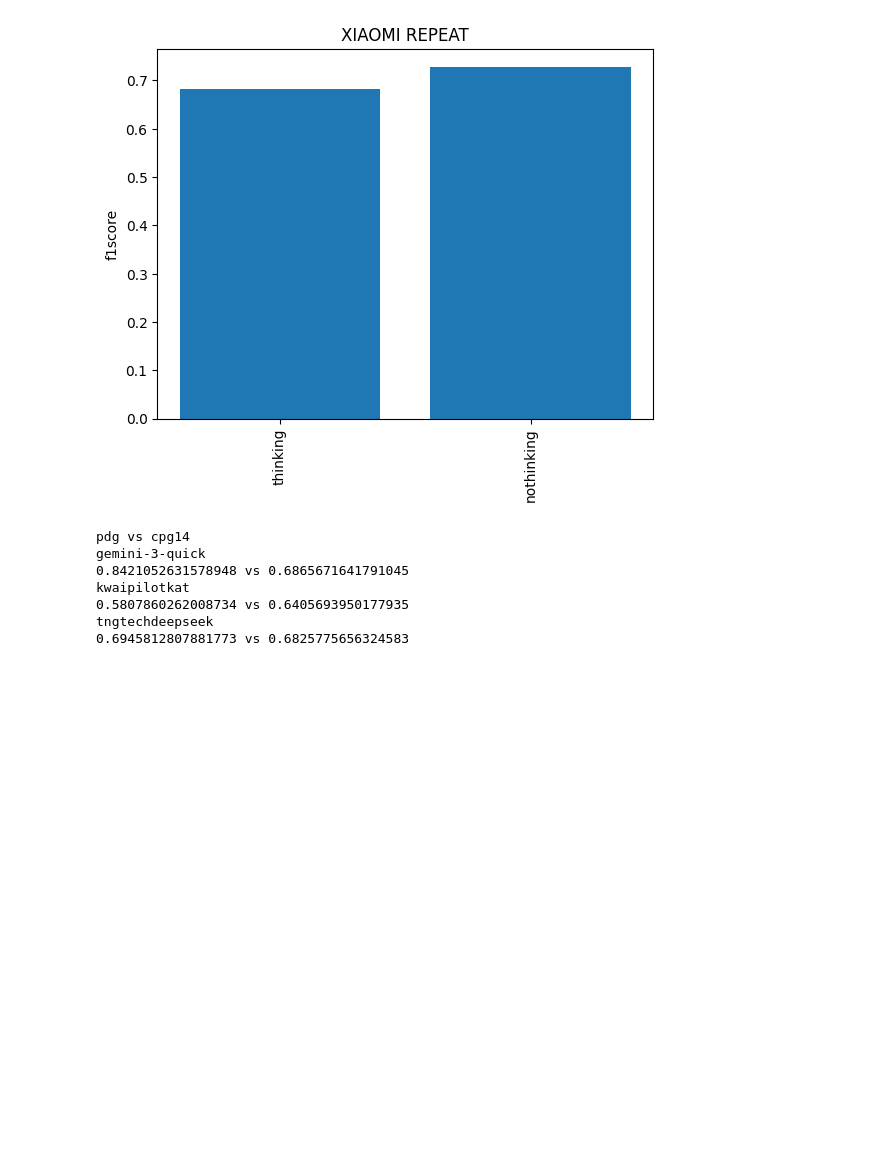
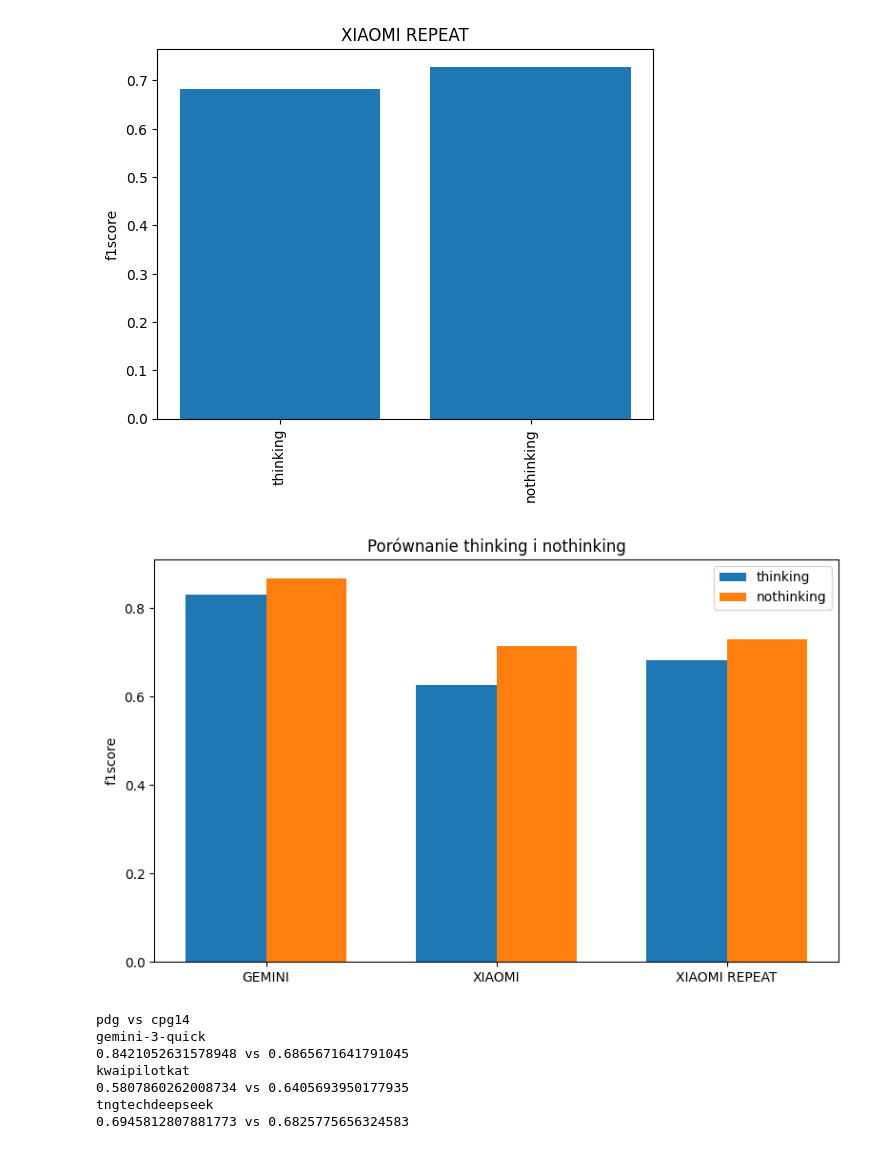
Before and after one commit to b9dn/VulDet, a Jupyter notebook: plots.ipynb, the cells around one changed output. Drawn from its saved outputs; the diff is of its cells as text; code cells hidden in the pictures; blank space fills up the shorter version.

```diff
--- a/plots.ipynb
+++ b/plots.ipynb
@@ -169,6 +201,42 @@ plt.show()
 [figure]
 [figure]
 [figure]
+# %%
+_, gem_th = findValues([["THINKING", "MULTIPLE"]])
+_, gem_no = findValues([["NOTHINKING", "MULTIPLE"]])
+
+_, x_th = findValues([["THINKING", "GRAPH", "MULTIPLE"]])
+_, x_no = findValues([["NOTHINKING", "GRAPH", "MULTIPLE"]])
+
+labels = ["GEMINI", "XIAOMI", "XIAOMI REPEAT"]
+
+thinking_scores = [
+    gem_th[0],   # GEMINI
+    x_th[0],     # XIAOMI
+    x_th[1]      # XIAOMI REPEAT
+]
+
+nothinking_scores = [
+    gem_no[0],   # GEMINI
+    x_no[0],     # XIAOMI
+    x_no[1]      # XIAOMI REPEAT
+]
+
+x = [0, 1, 2]
+width = 0.35
+
+plt.figure(figsize=(8, 5))
+plt.bar([i - width/2 for i in x], thinking_scores, width, label="thinking")
+plt.bar([i + width/2 for i in x], nothinking_scores, width, label="nothinking")
+
+plt.ylabel("f1score")
+plt.title("Porównanie thinking i nothinking")
+plt.xticks(x, labels)
+plt.legend()
+plt.tight_layout()
+plt.show()
+# %% [output]
+[figure, added]
 # %%
 print("pdg vs cpg14")
 
```
Also changed, not shown: parts of 3 cells of this notebook, 1 other file.
